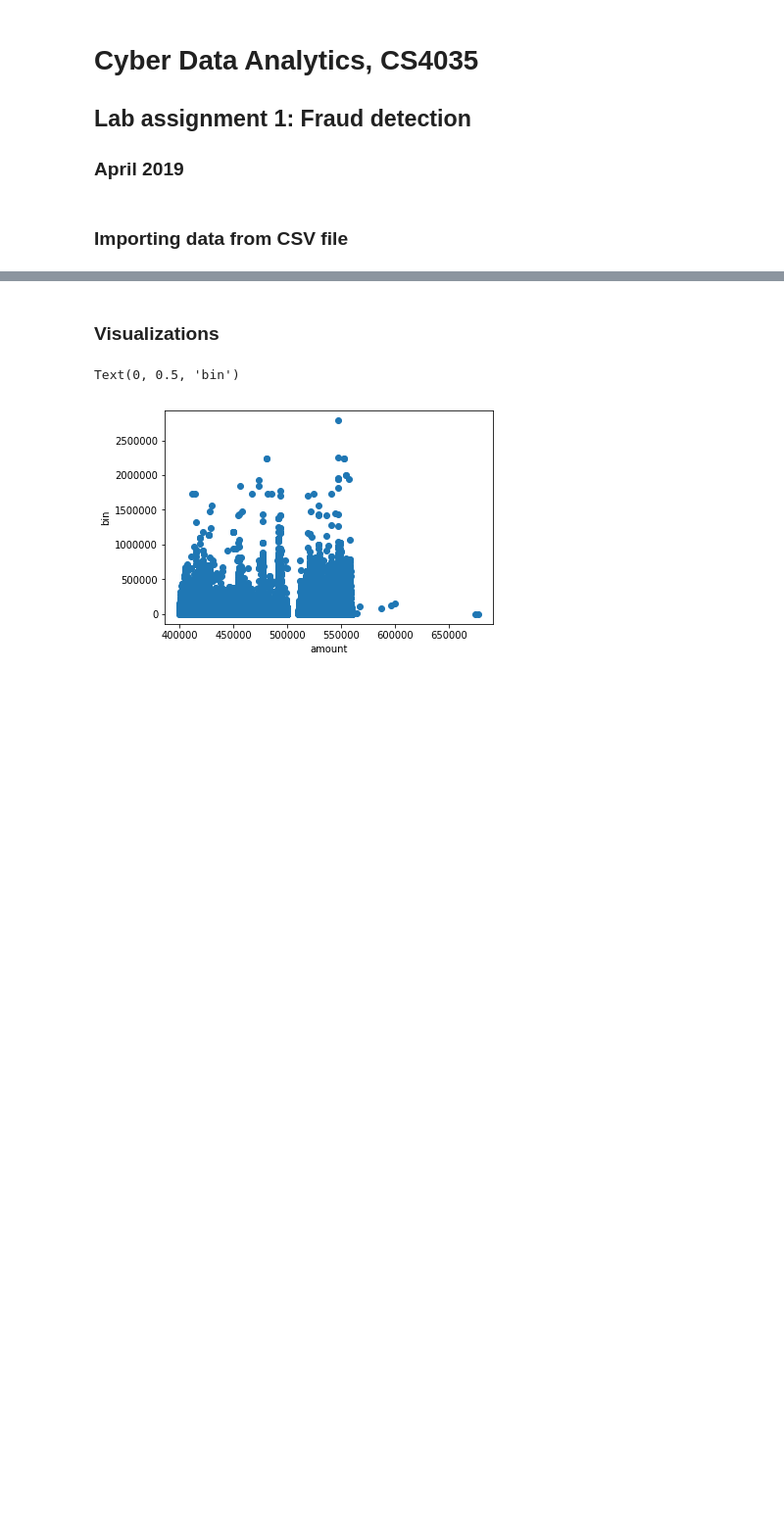
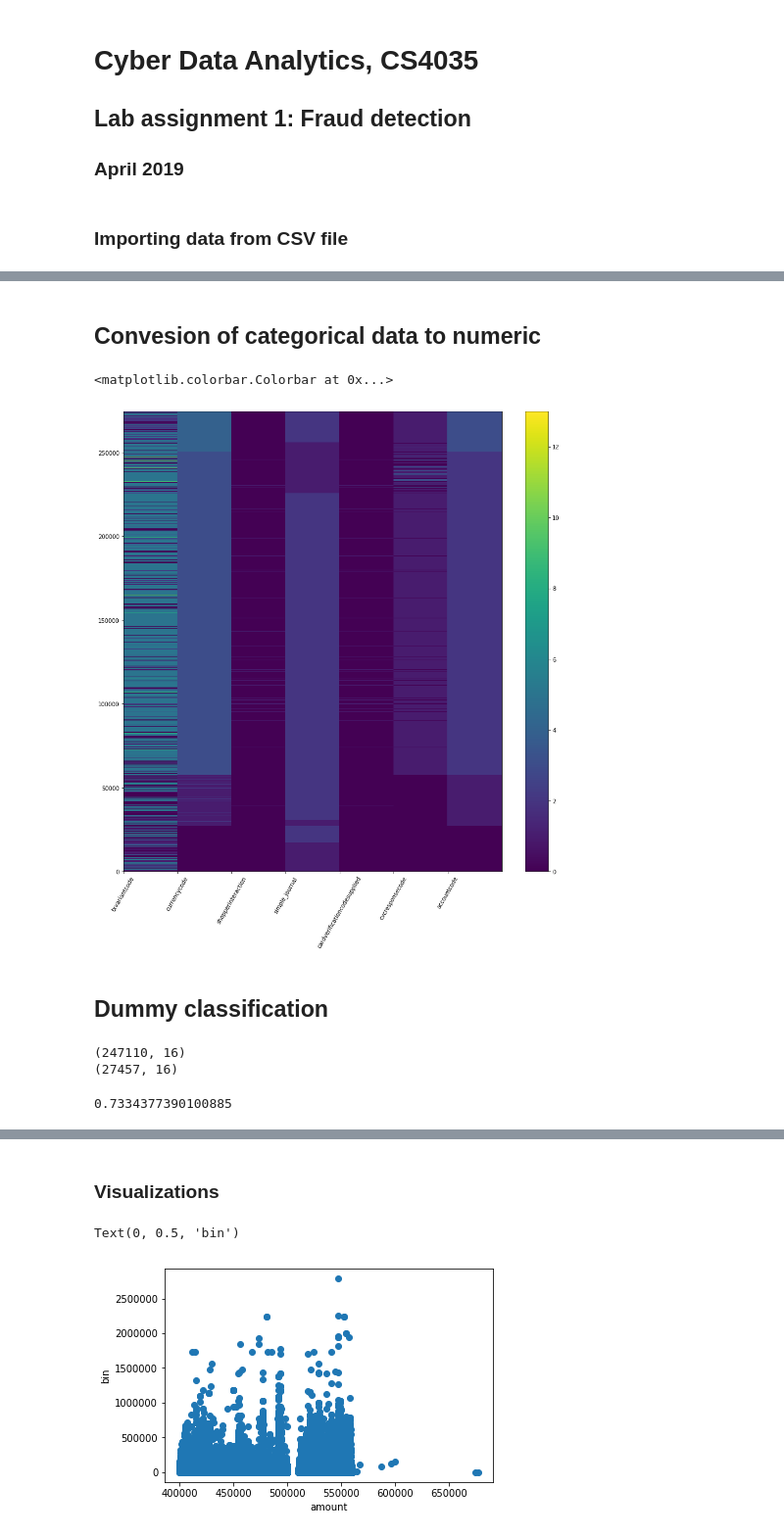
Before and after one commit to giannislelekas/CS4035, a Jupyter notebook: lab1/Lab1.ipynb, the cells around one changed output, grey strips where cells are left out. Shown at 98% size. Cells and saved outputs as stored; diff of their text form; code cells hidden in the pictures; blank space fills up the shorter version.

Commit message:
conversion of categorical data; heatmap and naive bayes classifier added; cleanup needed

```diff
--- a/lab1/Lab1.ipynb
+++ b/lab1/Lab1.ipynb
@@ -17,0 +7,18 @@ data.shape
+# %%
+import pandas as pd
+from matplotlib import pyplot as plt
+import numpy as np
+
+data = pd.read_csv('./data_for_student_case.csv', sep = ',')
+data = data.dropna()
+
+data.head()
+data.shape
+print(data.dtypes)
+
+labels = data['simple_journal']
+print("Number of non-fraud: ", np.sum(labels == 'Settled'), ", with ratio: ", np.sum(labels == 'Settled')/len(labels))
+print("Number of fraud: ", np.sum(labels == 'Chargeback'), ", with ratio: ", np.sum(labels == 'Chargeback')/len(labels))
+print("Number of fraud: ", np.sum(labels == 'Refused'), ", with ratio: ", np.sum(labels == 'Refused')/len(labels))
+
+data.groupby(by = 'simple_journal').count()
@@ -17,0 +48,45 @@ data.shape
+# %% [markdown]
+## Convesion of categorical data to numeric
+# %%
+data_cat = data.copy(True)
+
+data_oneHot = pd.get_dummies(data, columns = ['issuercountrycode', 'txvariantcode', 'currencycode', 'shoppercountrycode', 'shopperinteraction', 'cardverificationcodesupplied', 'accountcode'])
+
+char_cols = data.dtypes.pipe(lambda x: x[x == 'object']).index
+label_mapping = {}
+
+for c in char_cols:
+    data[c], label_mapping[c] = pd.factorize(data[c])
+
+labels = ['txvariantcode', 'currencycode', 'shopperinteraction', 'simple_journal',
+          'cardverificationcodesupplied', 'cvcresponsecode', 'accountcode']
+
+plt.figure(figsize = (15,15))
+plt.pcolor(data[labels])
+plt.xticks(np.arange(len(labels)), labels, rotation = 60)
+plt.colorbar()
+# %% [output]
+<matplotlib.colorbar.Colorbar at 0x...>
+[figure, added]
+# %% [markdown]
+## Dummy classification
+# %%
+from sklearn.model_selection import train_test_split
+from sklearn.naive_bayes import GaussianNB
+
+X = data.drop('simple_journal', axis = 1).values
+y = data['simple_journal'].values
+
+X_train, X_test, y_train, y_test = train_test_split(X, y, test_size = 0.1)
+
+print(X_train.shape)
+print(X_test.shape)
+# %% [output]
+(247110, 16)
+(27457, 16)
+# %%
+clf = GaussianNB()
+clf.fit(X_train, y_train)
+clf.score(X_test, y_test)
+# %% [output]
+0.7334377390100885
```
Also changed, not shown: parts of 5 cells of this notebook.
